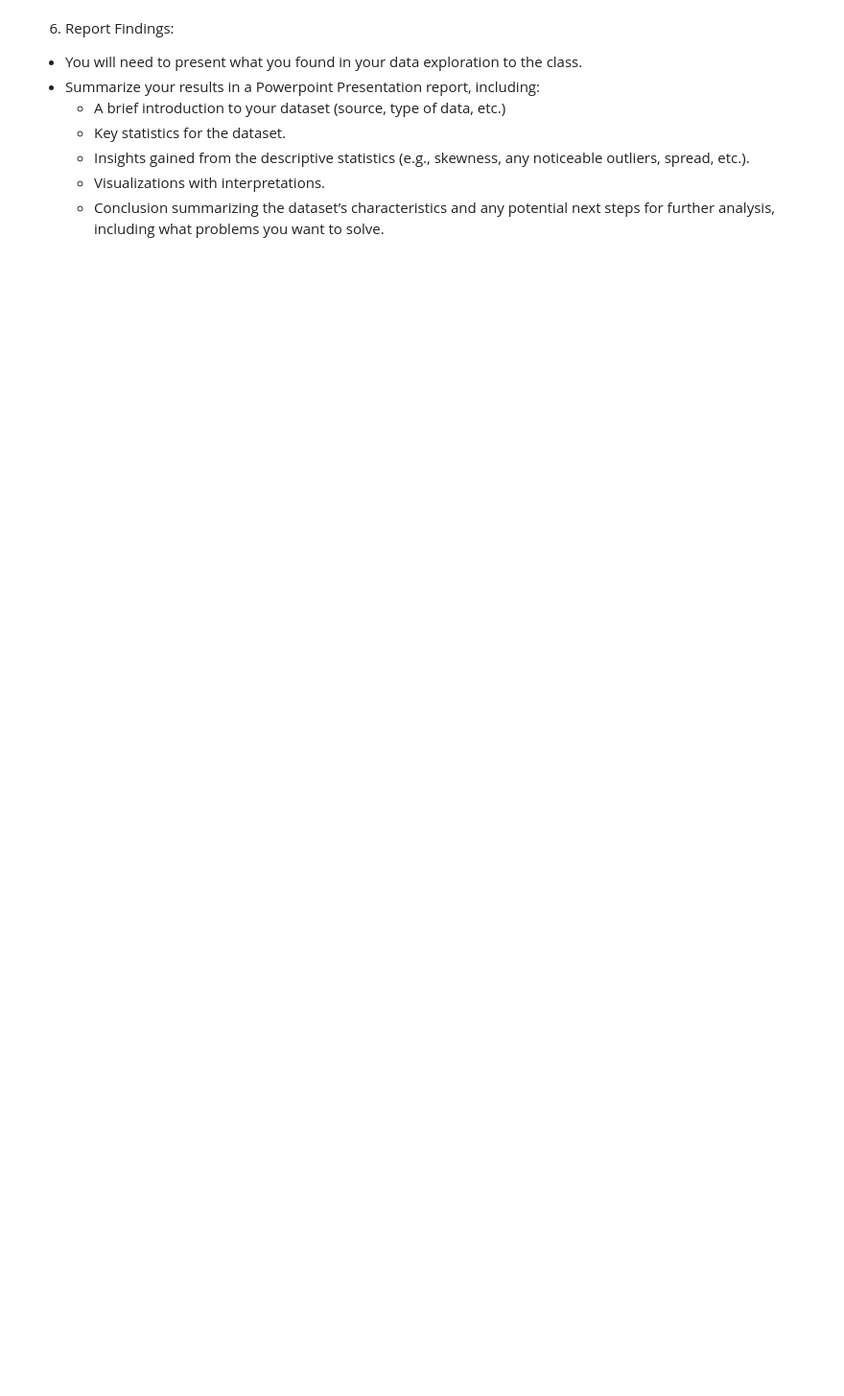
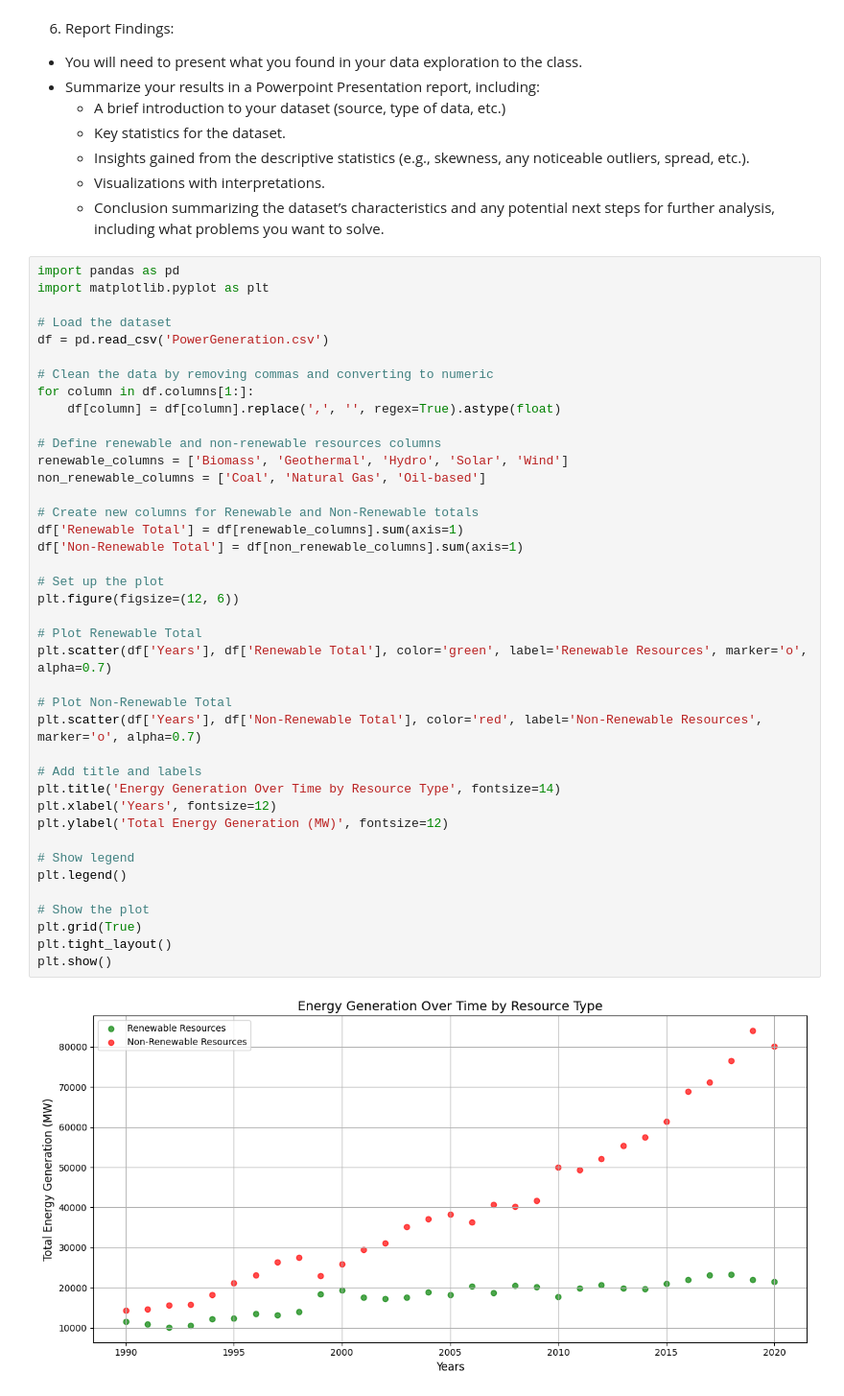
Before and after one commit to PTMAbellana/MidtermActivity, a Jupyter notebook: data_exploration.ipynb, the cells around one changed output. Shown at 96% size. Drawn from its saved outputs; the diff is of its cells as text; blank space fills up the shorter version.

Commit message:
Added time series

```diff
--- a/data_exploration.ipynb
+++ b/data_exploration.ipynb
@@ -166,3 +166,45 @@ plt.show()
     - Insights gained from the descriptive statistics (e.g., skewness, any noticeable outliers, spread, etc.).
     - Visualizations with interpretations.
     - Conclusion summarizing the dataset’s characteristics and any potential next steps for further analysis, including what problems you want to solve.
+# %%
+import pandas as pd
+import matplotlib.pyplot as plt
+
+# Load the dataset
+df = pd.read_csv('PowerGeneration.csv')
+
+# Clean the data by removing commas and converting to numeric
+for column in df.columns[1:]:
+    df[column] = df[column].replace(',', '', regex=True).astype(float)
+
+# Define renewable and non-renewable resources columns
+renewable_columns = ['Biomass', 'Geothermal', 'Hydro', 'Solar', 'Wind']
+non_renewable_columns = ['Coal', 'Natural Gas', 'Oil-based']
+
+# Create new columns for Renewable and Non-Renewable totals
+df['Renewable Total'] = df[renewable_columns].sum(axis=1)
+df['Non-Renewable Total'] = df[non_renewable_columns].sum(axis=1)
+
+# Set up the plot
+plt.figure(figsize=(12, 6))
+
+# Plot Renewable Total
+plt.scatter(df['Years'], df['Renewable Total'], color='green', label='Renewable Resources', marker='o', alpha=0.7)
+
+# Plot Non-Renewable Total
+plt.scatter(df['Years'], df['Non-Renewable Total'], color='red', label='Non-Renewable Resources', marker='o', alpha=0.7)
+
+# Add title and labels
+plt.title('Energy Generation Over Time by Resource Type', fontsize=14)
+plt.xlabel('Years', fontsize=12)
+plt.ylabel('Total Energy Generation (MW)', fontsize=12)
+
+# Show legend
+plt.legend()
+
+# Show the plot
+plt.grid(True)
+plt.tight_layout()
+plt.show()
+# %% [output]
+[figure, added]
```
Also changed, not shown: parts of 2 cells of this notebook.
